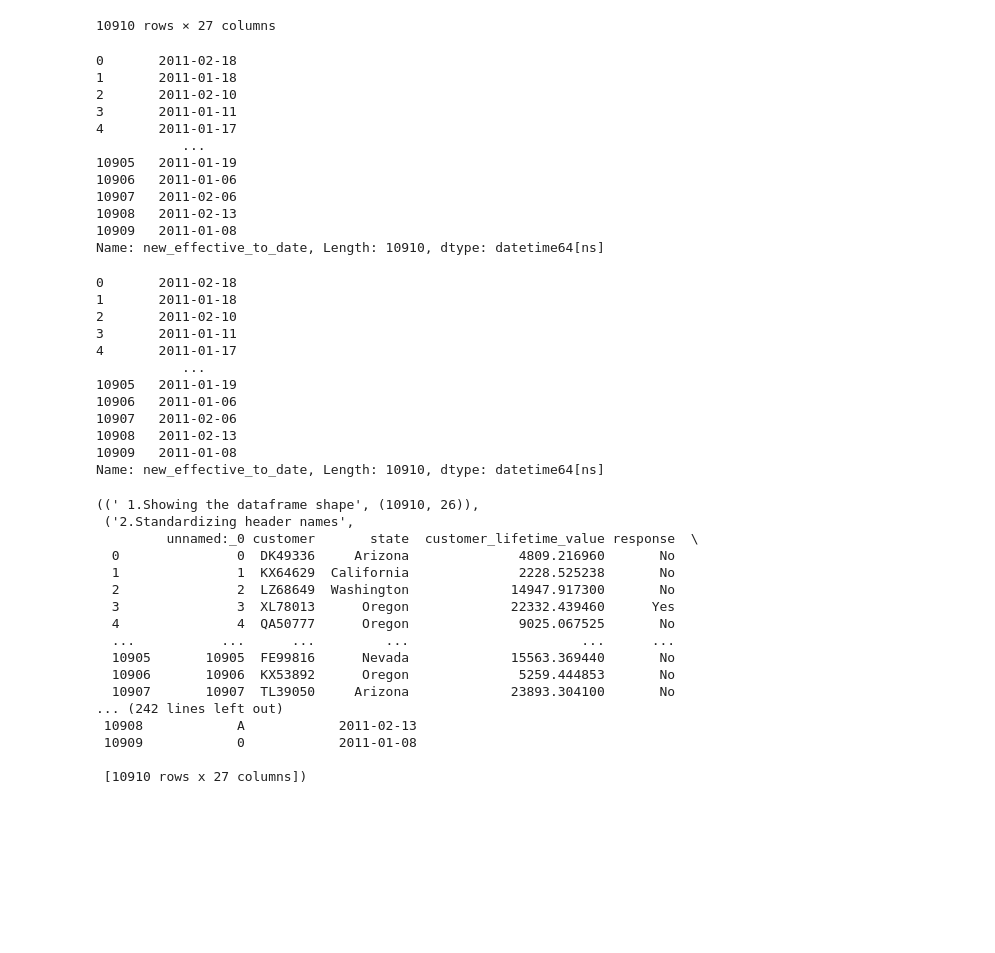
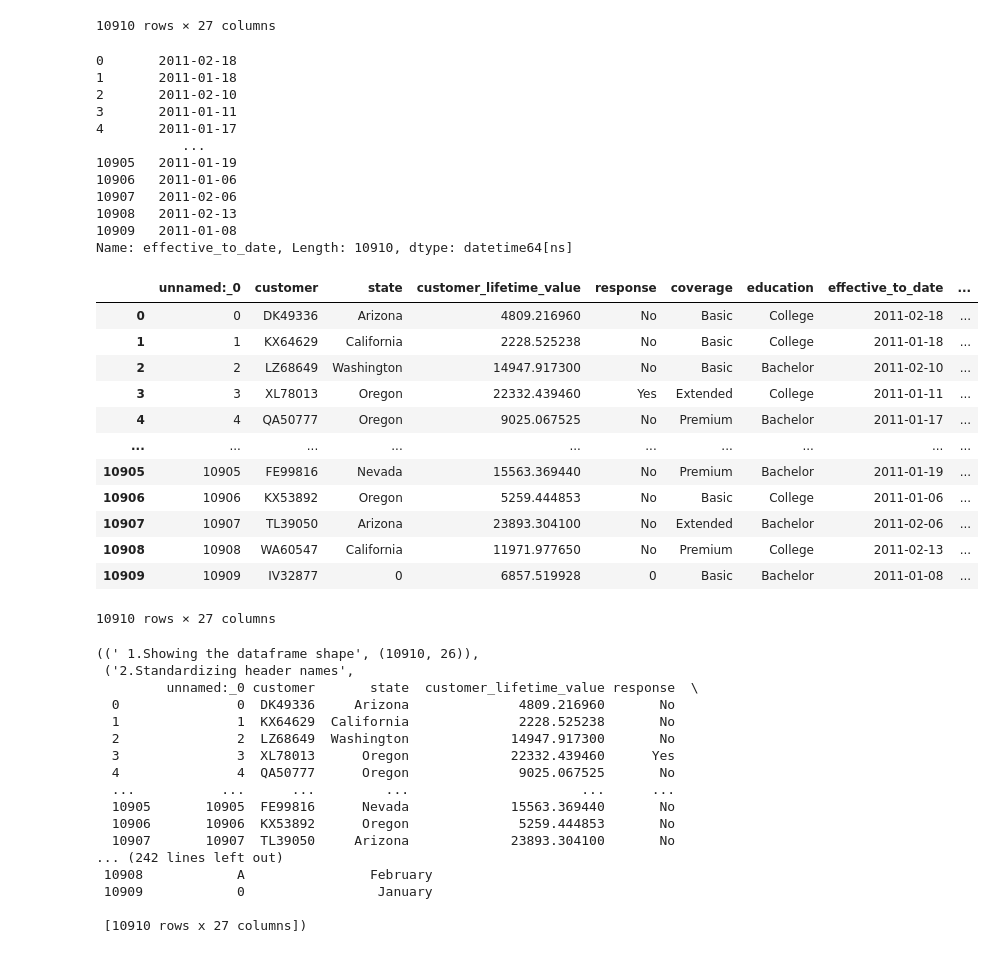
Before and after one commit to AgnesaP/lab-customer-analysis-round-2, a Jupyter notebook: lab.3.2.ipynb, the cells around one changed output. Saved outputs shown, nothing was run; the diff lists cells and outputs as text; code cells hidden in the pictures; blank space fills up the shorter version.

```diff
--- a/lab.3.2.ipynb
+++ b/lab.3.2.ipynb
@@ -148,7 +162,7 @@ dtype: int64
 # %%
 # 6.storing the months from the dataset in a separate column.
 
-df['new_effective_to_date'] = df['effective_to_date']
+df['month_effective_to_date'] =  pd.to_datetime(df['effective_to_date']).dt.strftime('%B')
 df
 # %% [output]
 |  | unnamed:_0 | customer | state | customer_lifetime_value | response | coverage | education | effective_to_date | ... |
@@ -167,8 +181,8 @@ df
 # %%
 # 6.converting dates in datetime format
 
-df['new_effective_to_date'] = pd.to_datetime(df['new_effective_to_date'], errors='coerce')
-df['new_effective_to_date']
+df['effective_to_date'] = pd.to_datetime(df['effective_to_date'], errors='coerce')
+df['effective_to_date']
 # %% [output]
 0       2011-02-18
 1       2011-01-18
@@ -181,29 +195,29 @@ df['new_effective_to_date']
 10907   2011-02-06
 10908   2011-02-13
 10909   2011-01-08
-Name: new_effective_to_date, Length: 10910, dtype: datetime64[ns]
+Name: effective_to_date, Length: 10910, dtype: datetime64[ns]
 # %%
 
-# 6.Datetime format - Extracting the months from the dataset. Then filtering the data to show only the information for the first quarter , ie. January, February and March.
+# 6.Datetime format -Filtering the data to show only the information for the first quarter , ie. January, February and March.
 
-df['new_effective_to_date'] = pd.to_datetime(df['new_effective_to_date'], format='%Y-%m-%d')
 
-filtered_df = df.loc[ df['new_effective_to_date'].dt.quarter.isin([1])]
+filtered_df = df.loc[ df['effective_to_date'].dt.quarter.isin([1])]
 
-filtered_df['new_effective_to_date']
+filtered_df
 # %% [output]
+|  | unnamed:_0 | customer | state | customer_lifetime_value | response | coverage | education | effective_to_date | ... |
+| 0 | 0 | DK49336 | Arizona | 4809.216960 | No | Basic | College | 2011-02-18 | ... |
+| 1 | 1 | KX64629 | California | 2228.525238 | No | Basic | College | 2011-01-18 | ... |
+| 2 | 2 | LZ68649 | Washington | 14947.917300 | No | Basic | Bachelor | 2011-02-10 | ... |
+| 3 | 3 | XL78013 | Oregon | 22332.439460 | Yes | Extended | College | 2011-01-11 | ... |
+| 4 | 4 | QA50777 | Oregon | 9025.067525 | No | Premium | Bachelor | 2011-01-17 | ... |
+| ... | ... | ... | ... | ... | ... | ... | ... | ... | ... |
+| 10905 | 10905 | FE99816 | Nevada | 15563.369440 | No | Premium | Bachelor | 2011-01-19 | ... |
+| 10906 | 10906 | KX53892 | Oregon | 5259.444853 | No | Basic | College | 2011-01-06 | ... |
+| 10907 | 10907 | TL39050 | Arizona | 23893.304100 | No | Extended | Bachelor | 2011-02-06 | ... |
+| 10908 | 10908 | WA60547 | California | 11971.977650 | No | Premium | College | 2011-02-13 | ... |
+| 10909 | 10909 | IV32877 | 0 | 6857.519928 | 0 | Basic | Bachelor | 2011-01-08 | ... |
-0       2011-02-18
-1       2011-01-18
-2       2011-02-10
-3       2011-01-11
-4       2011-01-17
-           ...
-10905   2011-01-19
-10906   2011-01-06
-10907   2011-02-06
-10908   2011-02-13
-10909   2011-01-08
-Name: new_effective_to_date, Length: 10910, dtype: datetime64[ns]
+10910 rows × 27 columns
 # %%
 # Bonus - Puting all the previously mentioned data transformations into a function.
 
@@ -247,28 +261,30 @@ def f(file_location, date_field, quarter):
     answer5 =   '5. Checking for `NaN` values after replacing them with "0"',  df.isna().sum()
 
 
-    # 6.storing the months from the dataset in a separate column.
-    df['new_effective_to_date'] = df[date_field]
+ # 6.storing the months from the dataset in a separate column.
+
+    df['month_effective_to_date'] =  pd.to_datetime(df['effective_to_date']).dt.strftime('%B')
     df
 
-    # 6.converting dates in datetime format
+      # 6.converting dates in datetime format
 
-    df['new_effective_to_date'] = pd.to_datetime(df['new_effective_to_date'], errors='coerce')
-    df['new_effective_to_date']
+    df['effective_to_date'] = pd.to_datetime(df['effective_to_date'], errors='coerce')
+    df['effective_to_date']
 
-    # 6.Datetime format - Extracting the months from the dataset. Then filtering the data to show only the information for the first quarter , ie. January, February and March.
+    # 6.Datetime format -Filtering the data to show only the information for the first quarter , ie. January, February and March.
 
-    df['new_effective_to_date'] = pd.to_datetime(df['new_effective_to_date'], format='%Y-%m-%d')
 
-    filtered_df = df.loc[ df['new_effective_to_date'].dt.quarter.isin([quarter])]
+    filtered_df = df.loc[ df['effective_to_date'].dt.quarter.isin([1])]
 
-    answer6 = '6. Extracting the months from the dataset. Then filtering the data to show only quarter ' + str(quarter)+ ': ',filtered_df
+    filtered_df
+
+
+    answer6 = '6.Storing the months from the dataset in a separate column. Then filtering the data to show only quarter ' +str (quarter)+ ': ',filtered_df
 
     return answer1, answer2, answer3, answer4, answer5, answer6, 'data frame: ', df
 
 
 
-
 f('files_for_lab/csv_files/marketing_customer_analysis.csv', 'effective_to_date',1)
 # %% [output]
 ((' 1.Showing the dataframe shape', (10910, 26)),
@@ -284,7 +300,7 @@ f('files_for_lab/csv_files/marketing_customer_analysis.csv', 'effective_to_date'
   10906       10906  KX53892      Oregon              5259.444853       No
   10907       10907  TL39050     Arizona             23893.304100       No
 ... (242 lines left out)
- 10908            A            2011-02-13
- 10909            0            2011-01-08
+ 10908            A                February
+ 10909            0                 January
 
  [10910 rows x 27 columns])
```
Also changed, not shown: parts of 1 cell of this notebook, 1 other file.
